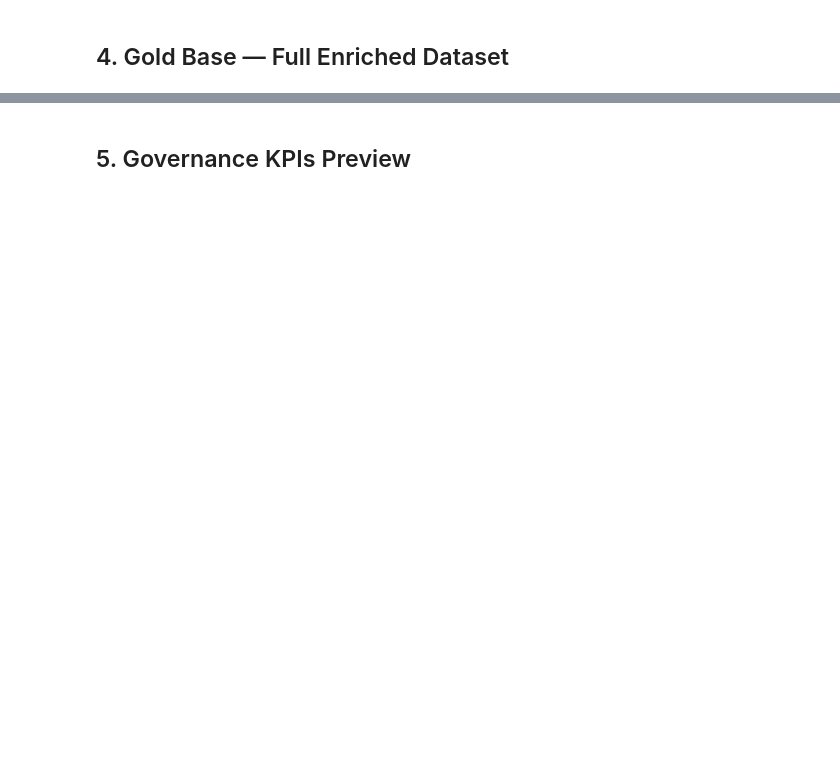
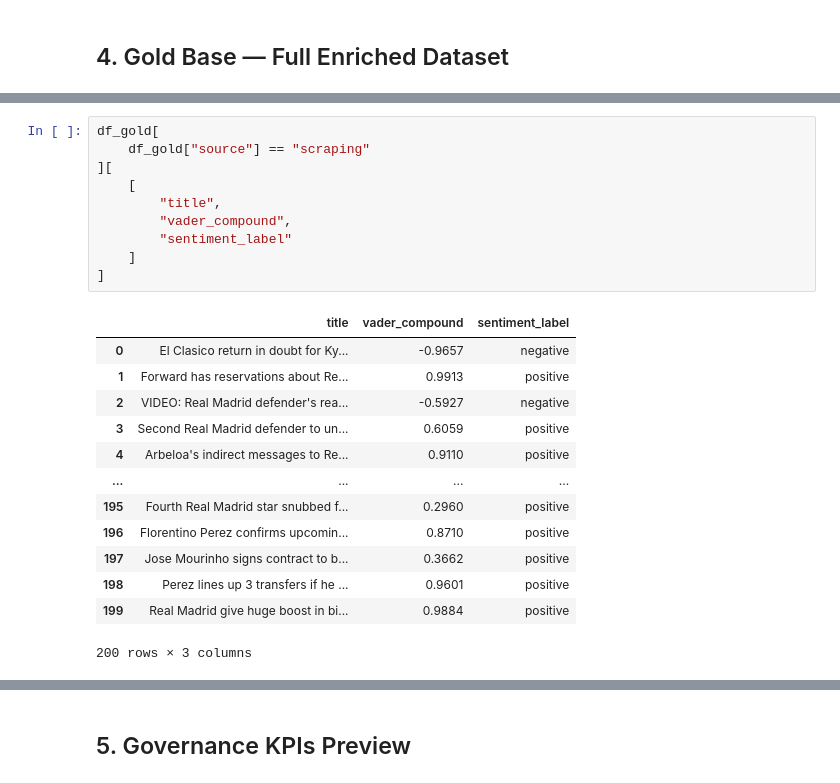
Before and after one commit to EstebanBautista24/prog_analisis_datos, a Jupyter notebook: notebooks/notebook_2_gold_preview.ipynb, the cells around one changed output, grey strips where cells are left out. Cells and saved outputs as stored; diff of their text form; blank space fills up the shorter version.

```diff
--- a/notebooks/notebook_2_gold_preview.ipynb
+++ b/notebooks/notebook_2_gold_preview.ipynb
@@ -123,3 +172,27 @@ dtype: object
+# %%
+df_gold[
+    df_gold["source"] == "scraping"
+][
+    [
+        "title",
+        "vader_compound",
+        "sentiment_label"
+    ]
+]
+# %% [output]
+|  | title | vader_compound | sentiment_label |
+| 0 | El Clasico return in doubt for Ky... | -0.9657 | negative |
+| 1 | Forward has reservations about Re... | 0.9913 | positive |
+| 2 | VIDEO: Real Madrid defender's rea... | -0.5927 | negative |
+| 3 | Second Real Madrid defender to un... | 0.6059 | positive |
+| 4 | Arbeloa's indirect messages to Re... | 0.9110 | positive |
+| ... | ... | ... | ... |
+| 195 | Fourth Real Madrid star snubbed f... | 0.2960 | positive |
+| 196 | Florentino Perez confirms upcomin... | 0.8710 | positive |
+| 197 | Jose Mourinho signs contract to b... | 0.3662 | positive |
+| 198 | Perez lines up 3 transfers if he ... | 0.9601 | positive |
+| 199 | Real Madrid give huge boost in bi... | 0.9884 | positive |
+200 rows × 3 columns
 # %%
 if not df_gold.empty:
     print('=== GOLD BASE DESCRIPTIVE STATISTICS ===')
```
Also changed, not shown: parts of 17 cells of this notebook, 58 other files.
